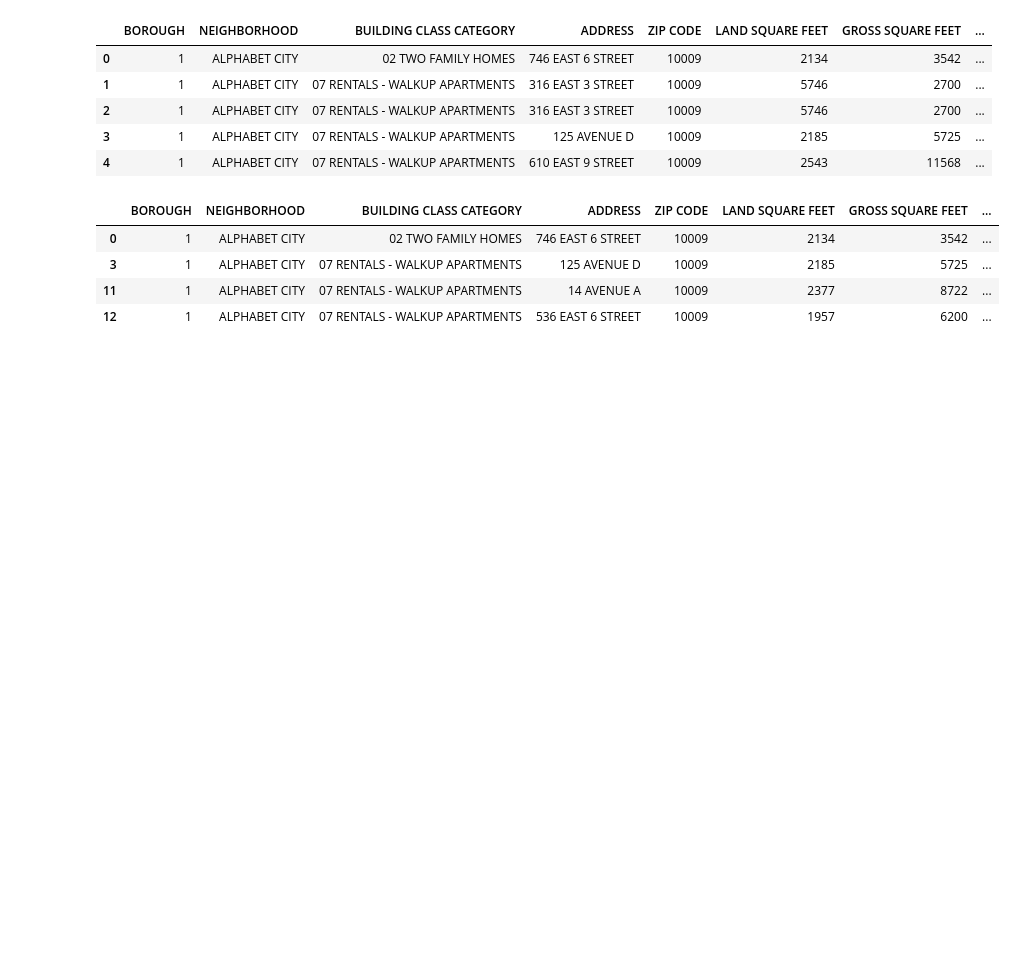
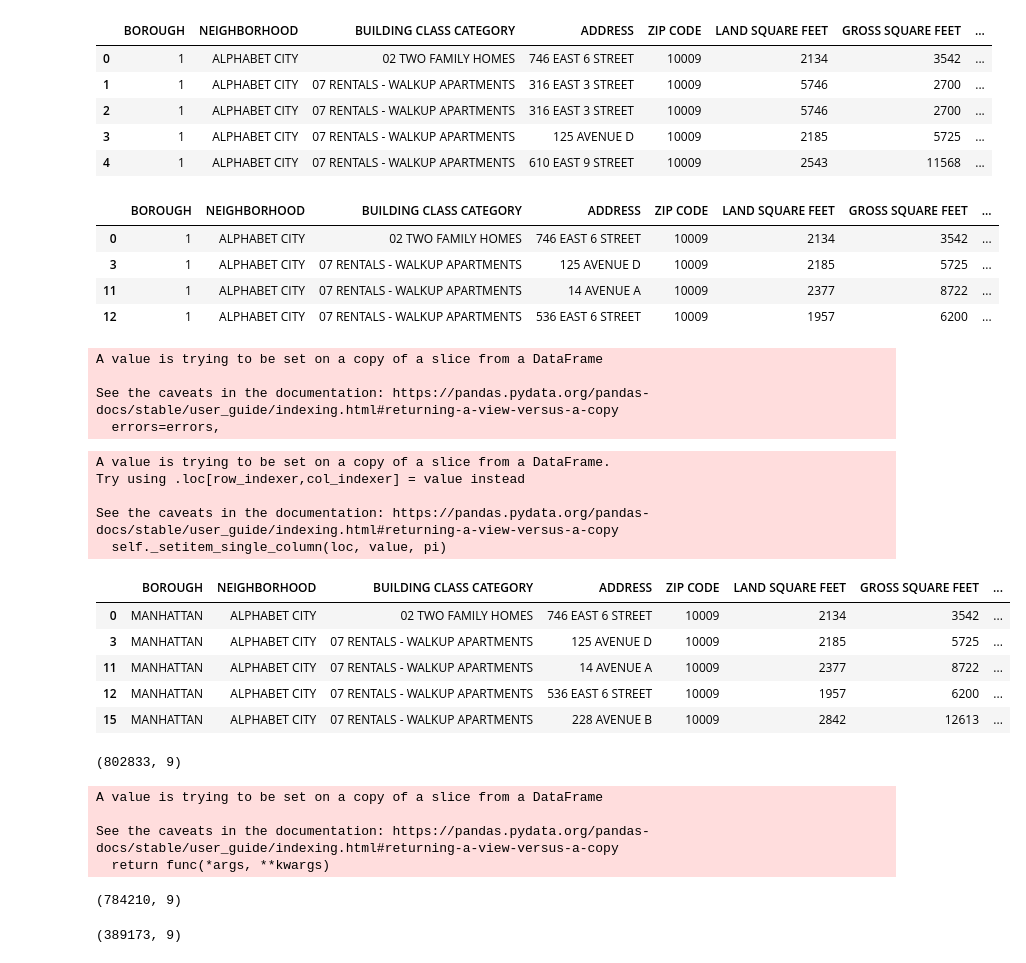
Before and after one commit to ruejo2013/REAL_ESTATE_INVESTMENT_COMPANY_PROJECT, a Jupyter notebook: customer_data.ipynb, the cells around one changed output. Drawn from its saved outputs; the diff is of its cells as text; code cells hidden in the pictures; blank space fills up the shorter version.

```diff
--- a/customer_data.ipynb
+++ b/customer_data.ipynb
@@ -132,2 +123,3 @@ datetime.date(1993, 5, 21)
 # %%
-df_kaggle = pd.read_csv("/Users/patrickrue/Downloads/nyc_housing_data_2013_2019.csv")
+# read in df
+df_kaggle = pd.read_csv(Path("Resources/nyc_housing_data_2013_2019.csv"))
@@ -181,8 +178,53 @@ df_kaggle_new.head(4)
 | 11 | 1 | ALPHABET CITY | 07 RENTALS - WALKUP APARTMENTS | 14 AVENUE A | 10009 | 2377 | 8722 | ... |
 | 12 | 1 | ALPHABET CITY | 07 RENTALS - WALKUP APARTMENTS | 536 EAST 6 STREET | 10009 | 1957 | 6200 | ... |
 # %%
-# 1 = MANHATTAN
-#  2 = BRONX
-#  3 = BROOKLYN
-#  4 = QUEENS
-#  5 = STATEN ISLAND
+df_kaggle_new.drop(columns=['SALE DATE'], inplace=True)
+# %% [output]
+A value is trying to be set on a copy of a slice from a DataFrame
+
+See the caveats in the documentation: https://pandas.pydata.org/pandas-docs/stable/user_guide/indexing.html#returning-a-view-versus-a-copy
+  errors=errors,
+# %%
+# update borough codes to borough names
+# 1 = MANHATTAN
+#  2 = BRONX
+#  3 = BROOKLYN
+#  4 = QUEENS
+#  5 = STATEN ISLAND
+
+df_kaggle_new.loc[(df_kaggle_new['BOROUGH'] == 1),'BOROUGH'] ='MANHATTAN'
+df_kaggle_new.loc[(df_kaggle_new['BOROUGH'] == 2),'BOROUGH'] = 'BRONX'
+df_kaggle_new.loc[(df_kaggle_new['BOROUGH'] == 3),'BOROUGH'] = 'BROOKLYN'
+df_kaggle_new.loc[(df_kaggle_new['BOROUGH'] == 4),'BOROUGH'] = 'QUEENS'
+df_kaggle_new.loc[(df_kaggle_new['BOROUGH'] == 5),'BOROUGH'] = 'STATEN ISLAND'
+# %% [output]
+A value is trying to be set on a copy of a slice from a DataFrame.
+Try using .loc[row_indexer,col_indexer] = value instead
+
+See the caveats in the documentation: https://pandas.pydata.org/pandas-docs/stable/user_guide/indexing.html#returning-a-view-versus-a-copy
+  self._setitem_single_column(loc, value, pi)
+# %%
+df_kaggle_new.head()
+# %% [output]
+|  | BOROUGH | NEIGHBORHOOD | BUILDING CLASS CATEGORY | ADDRESS | ZIP CODE | LAND SQUARE FEET | GROSS SQUARE FEET | ... |
+| 0 | MANHATTAN | ALPHABET CITY | 02 TWO FAMILY HOMES | 746 EAST 6 STREET | 10009 | 2134 | 3542 | ... |
+| 3 | MANHATTAN | ALPHABET CITY | 07 RENTALS - WALKUP APARTMENTS | 125 AVENUE D | 10009 | 2185 | 5725 | ... |
+| 11 | MANHATTAN | ALPHABET CITY | 07 RENTALS - WALKUP APARTMENTS | 14 AVENUE A | 10009 | 2377 | 8722 | ... |
+| 12 | MANHATTAN | ALPHABET CITY | 07 RENTALS - WALKUP APARTMENTS | 536 EAST 6 STREET | 10009 | 1957 | 6200 | ... |
+| 15 | MANHATTAN | ALPHABET CITY | 07 RENTALS - WALKUP APARTMENTS | 228 AVENUE B | 10009 | 2842 | 12613 | ... |
+# %%
+df_kaggle_new.shape
+# %% [output]
+(802833, 9)
+# %%
+# dropping duplicate columns
+df_kaggle_new.drop_duplicates(inplace=True)
+# %% [output]
+A value is trying to be set on a copy of a slice from a DataFrame
+
+See the caveats in the documentation: https://pandas.pydata.org/pandas-docs/stable/user_guide/indexing.html#returning-a-view-versus-a-copy
+  return func(*args, **kwargs)
+# %%
+df_kaggle_new.shape
+# %% [output]
+(784210, 9)
@@ -188,0 +255,4 @@ df_kaggle_new.head(4)
+# %%
+df_kaggle_new.shape
+# %% [output]
+(389173, 9)
```
Also changed, not shown: parts of 38 cells of this notebook, 3 other files.
